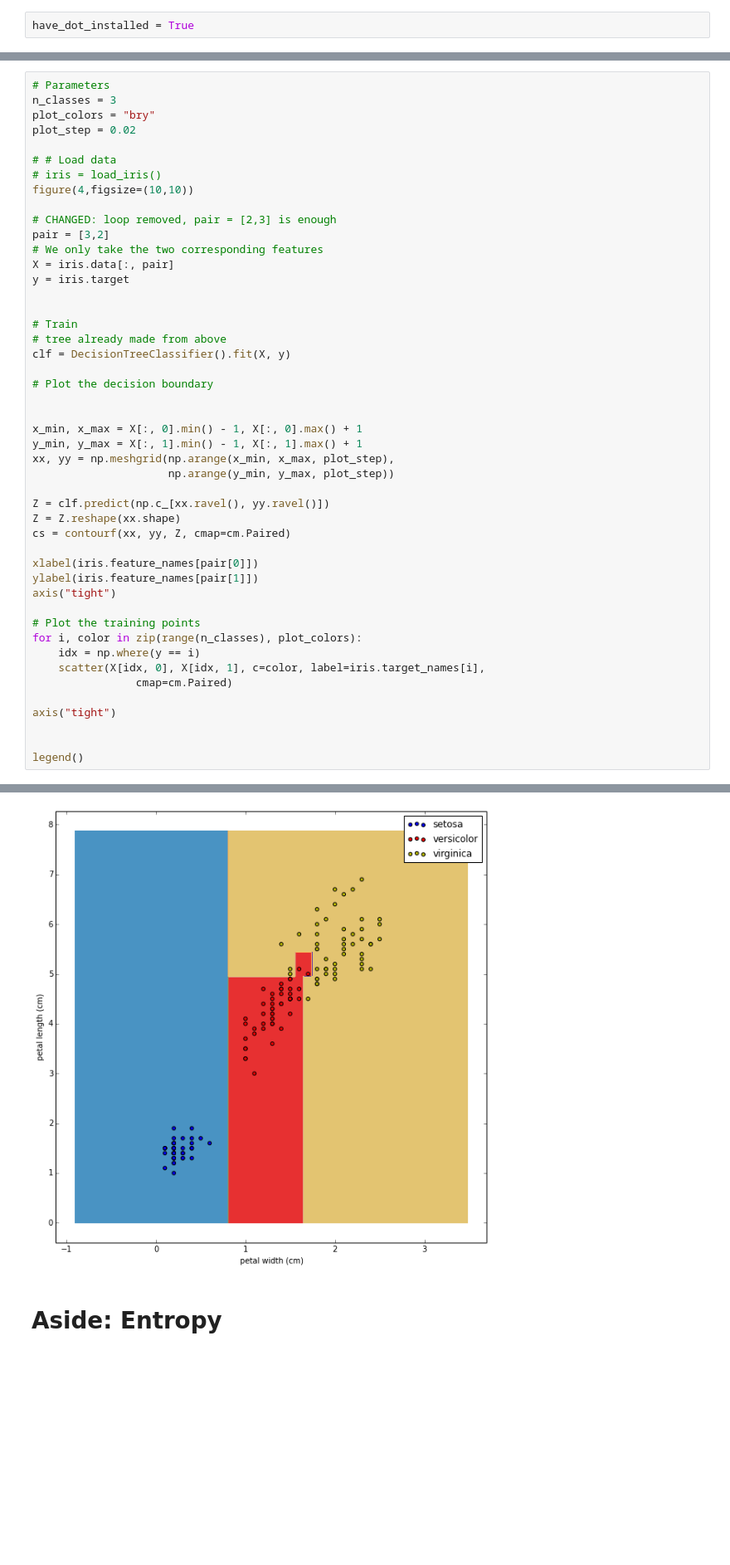
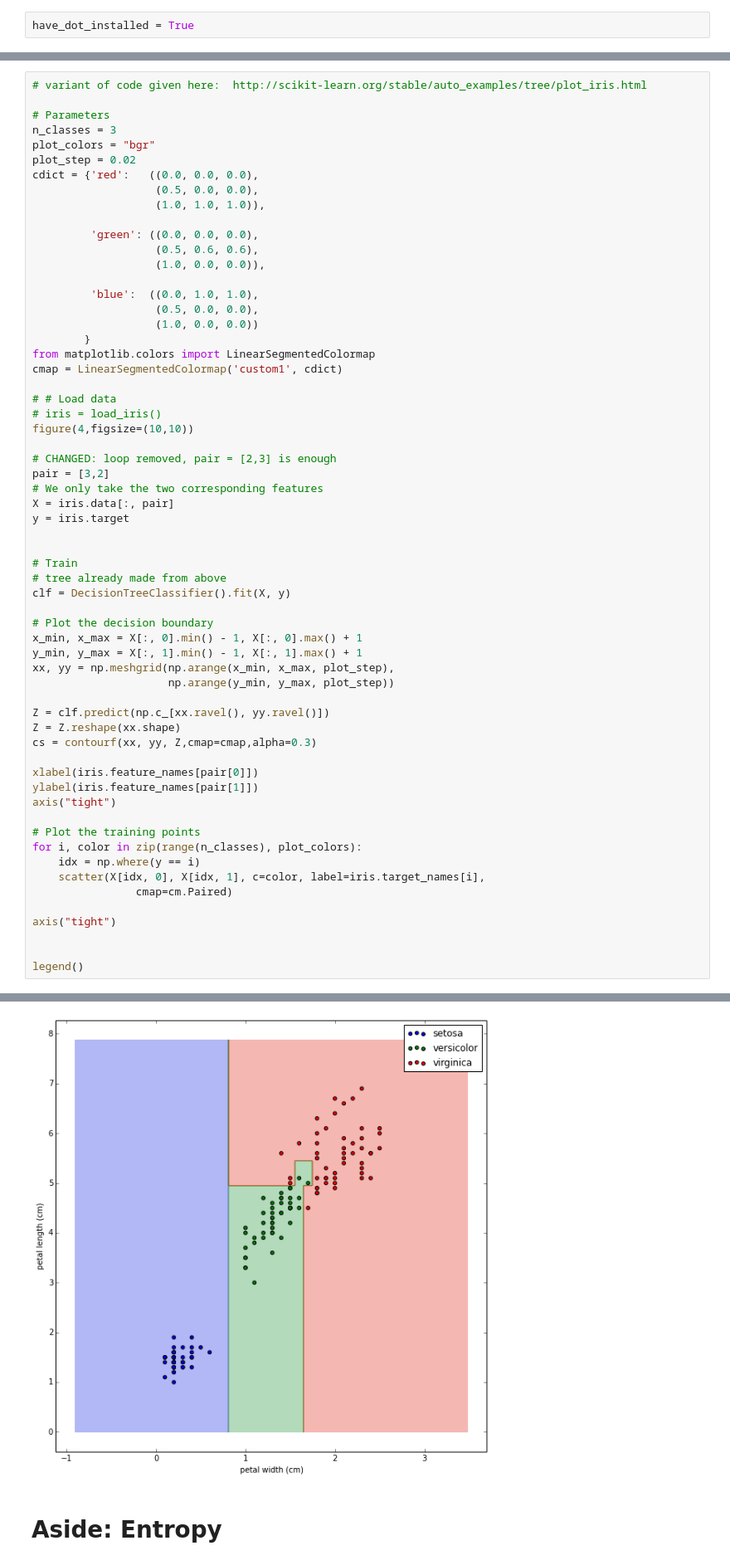
Before and after one commit to TheGrimmScientist/SlidesFromTalks, a Jupyter notebook: 2014_10_15_DecisionTreeWorkshop/Presentation.ipynb, the cells around one changed output, grey strips where cells are left out. Shown at 83% size. Drawn from its saved outputs; the diff is of its cells as text; blank space fills up the shorter version.

```diff
--- a/2014_10_15_DecisionTreeWorkshop/Presentation.ipynb
+++ b/2014_10_15_DecisionTreeWorkshop/Presentation.ipynb
@@ -199,8 +205,24 @@ Image(filename='tree_full.png', width=900)
 # %%
+# variant of code given here:  http://scikit-learn.org/stable/auto_examples/tree/plot_iris.html
+
 # Parameters
 n_classes = 3
-plot_colors = "bry"
+plot_colors = "bgr"
 plot_step = 0.02
+cdict = {'red':   ((0.0, 0.0, 0.0),
+                   (0.5, 0.0, 0.0),
+                   (1.0, 1.0, 1.0)),
+
+         'green': ((0.0, 0.0, 0.0),
+                   (0.5, 0.6, 0.6),
+                   (1.0, 0.0, 0.0)),
+
+         'blue':  ((0.0, 1.0, 1.0),
+                   (0.5, 0.0, 0.0),
+                   (1.0, 0.0, 0.0))
+        }
+from matplotlib.colors import LinearSegmentedColormap
+cmap = LinearSegmentedColormap('custom1', cdict)
 
 # # Load data
 # iris = load_iris()
@@ -215,37 +237,35 @@ y = iris.target
 
 # Train
 # tree already made from above
 clf = DecisionTreeClassifier().fit(X, y)
 
 # Plot the decision boundary
-
-
 x_min, x_max = X[:, 0].min() - 1, X[:, 0].max() + 1
 y_min, y_max = X[:, 1].min() - 1, X[:, 1].max() + 1
 xx, yy = np.meshgrid(np.arange(x_min, x_max, plot_step),
                      np.arange(y_min, y_max, plot_step))
 
 Z = clf.predict(np.c_[xx.ravel(), yy.ravel()])
 Z = Z.reshape(xx.shape)
-cs = contourf(xx, yy, Z, cmap=cm.Paired)
+cs = contourf(xx, yy, Z,cmap=cmap,alpha=0.3)
 
 xlabel(iris.feature_names[pair[0]])
 ylabel(iris.feature_names[pair[1]])
 axis("tight")
 
 # Plot the training points
 for i, color in zip(range(n_classes), plot_colors):
     idx = np.where(y == i)
     scatter(X[idx, 0], X[idx, 1], c=color, label=iris.target_names[i],
                 cmap=cm.Paired)
 
 axis("tight")
 
 
 legend()
 # %% [output]
 <matplotlib.legend.Legend at 0x...>
-[figure, old version]
+[figure, new version]
 # %% [markdown]
 # Aside: Entropy
 # %% [markdown]
```
Also changed, not shown: parts of 17 cells of this notebook, 9 other files.
